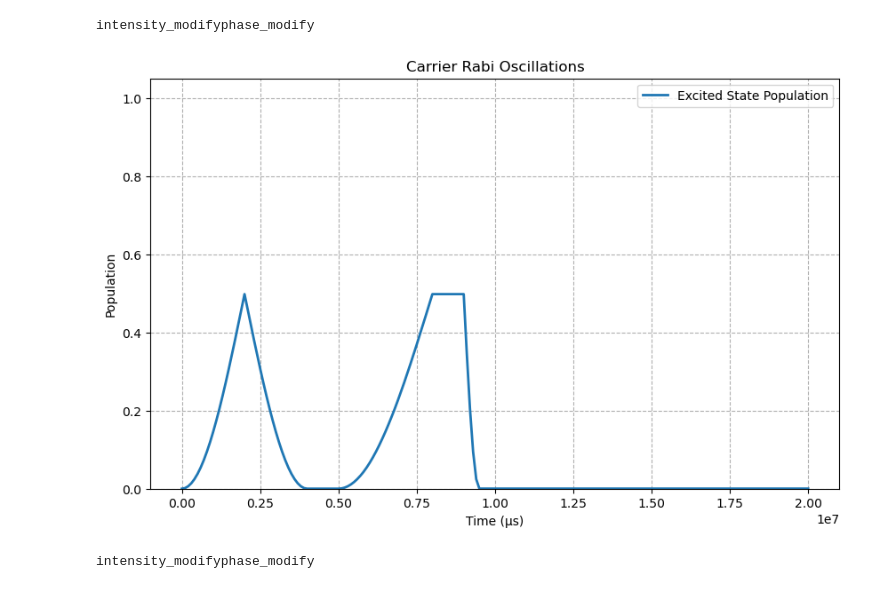
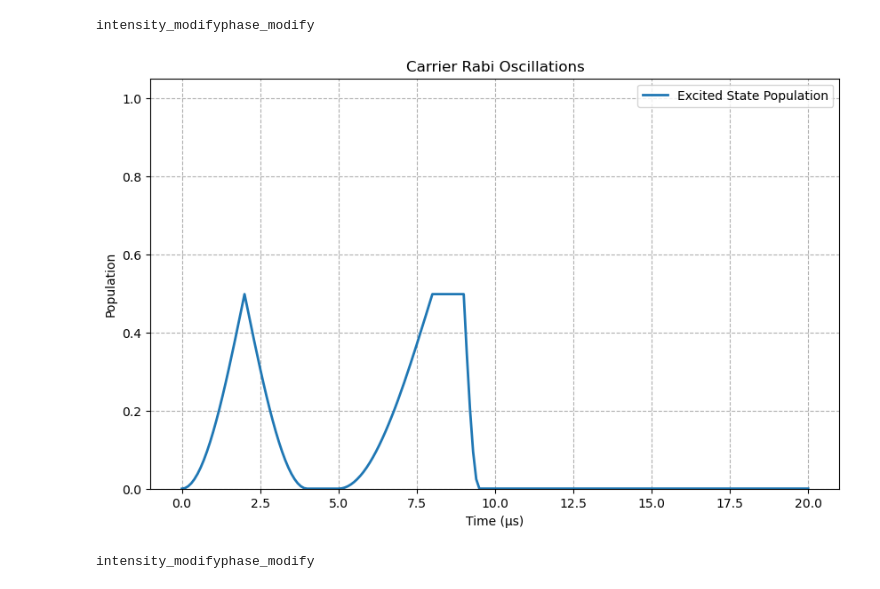
Before and after one commit to park2003/TestSQRLab, a Jupyter notebook: test.ipynb, the cells around one changed output. Saved outputs shown, nothing was run; the diff lists cells and outputs as text; code cells hidden in the pictures.

```diff
--- a/test.ipynb
+++ b/test.ipynb
@@ -301,20 +303,20 @@ intensity_modifyphase_modify
 # %%
 ham = pi2_pulse(ch, apply_time = 9.0, pitime = 1e-6, phase_shift= true)
 
 
 tspan = 0:0.1:20
 tout1, excited_pop = run_simulation_hamiltonian(ch, ham, tspan)
 
 # Create the plot using PyPlot
 figure(figsize=(10, 6))
-plot(tout1.* 1e6, real.(excited_pop), label="Excited State Population", color="C0", linewidth=2)
+plot(tout1, real.(excited_pop), label="Excited State Population", color="C0", linewidth=2)
 xlabel("Time (μs)")
 ylabel("Population")
 title("Carrier Rabi Oscillations")
 ylim(0, 1.05)
 grid(true, linestyle="--")
 legend()
 display(gcf())
 # %% [output]
-[figure, old version]
+[figure, new version]
 intensity_modifyphase_modify
```
Also changed, not shown: parts of 3 cells of this notebook, 4 other files.
